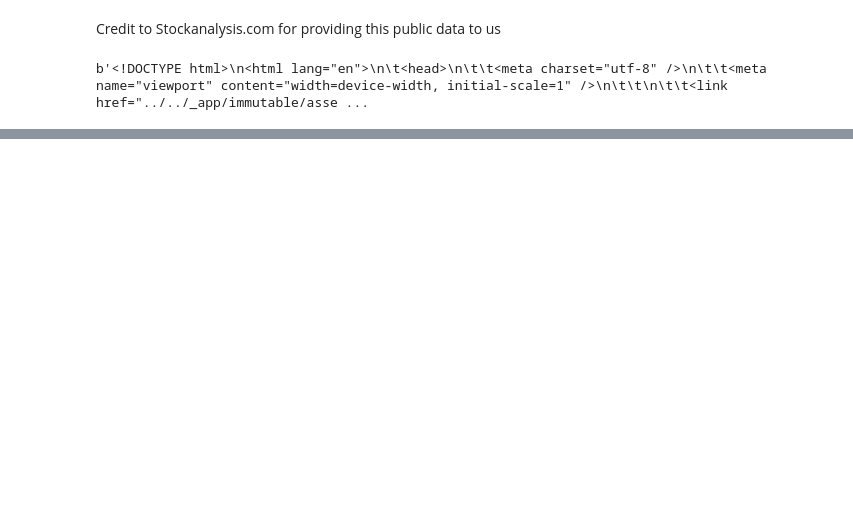
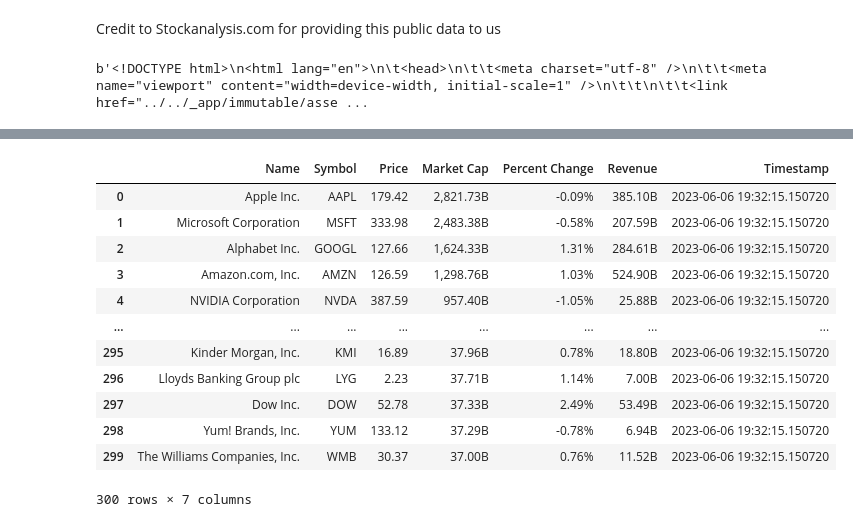
Before and after one commit to Jessie-Baron/Stocks-API, a Jupyter notebook: app/stockData-scraper.ipynb, the cells around one changed output, grey strips where cells are left out. Saved outputs shown, nothing was run; the diff lists cells and outputs as text; code cells hidden in the pictures; blank space fills up the shorter version.

```diff
--- a/app/stockData-scraper.ipynb
+++ b/app/stockData-scraper.ipynb
@@ -290,13 +291,27 @@ revenue
 # %%
 data = {
     'Name': stock_names[1 : 301],
     'Symbol': stock_symbols[1 : 301],
     'Price': stock_prices2[0 : 300],
     'Market Cap': market_cap[0 : 300],
     'Percent Change': percent_change[0 : 300],
     'Revenue': revenue[0 : 300],
 }
 
 df = pd.DataFrame(data)
-df.head()
-df['Date'] = pd.Timestamp('2023-06-06')
+df['Timestamp'] = datetime.datetime.utcnow()
+df
+# %% [output]
+|  | Name | Symbol | Price | Market Cap | Percent Change | Revenue | Timestamp |
+| 0 | Apple Inc. | AAPL | 179.42 | 2,821.73B | -0.09% | 385.10B | 2023-06-06 19:32:15.150720 |
+| 1 | Microsoft Corporation | MSFT | 333.98 | 2,483.38B | -0.58% | 207.59B | 2023-06-06 19:32:15.150720 |
+| 2 | Alphabet Inc. | GOOGL | 127.66 | 1,624.33B | 1.31% | 284.61B | 2023-06-06 19:32:15.150720 |
+| 3 | Amazon.com, Inc. | AMZN | 126.59 | 1,298.76B | 1.03% | 524.90B | 2023-06-06 19:32:15.150720 |
+| 4 | NVIDIA Corporation | NVDA | 387.59 | 957.40B | -1.05% | 25.88B | 2023-06-06 19:32:15.150720 |
+| ... | ... | ... | ... | ... | ... | ... | ... |
+| 295 | Kinder Morgan, Inc. | KMI | 16.89 | 37.96B | 0.78% | 18.80B | 2023-06-06 19:32:15.150720 |
+| 296 | Lloyds Banking Group plc | LYG | 2.23 | 37.71B | 1.14% | 7.00B | 2023-06-06 19:32:15.150720 |
+| 297 | Dow Inc. | DOW | 52.78 | 37.33B | 2.49% | 53.49B | 2023-06-06 19:32:15.150720 |
+| 298 | Yum! Brands, Inc. | YUM | 133.12 | 37.29B | -0.78% | 6.94B | 2023-06-06 19:32:15.150720 |
+| 299 | The Williams Companies, Inc. | WMB | 30.37 | 37.00B | 0.76% | 11.52B | 2023-06-06 19:32:15.150720 |
+300 rows × 7 columns
```
Also changed, not shown: parts of 20 cells of this notebook, 5 other files.
